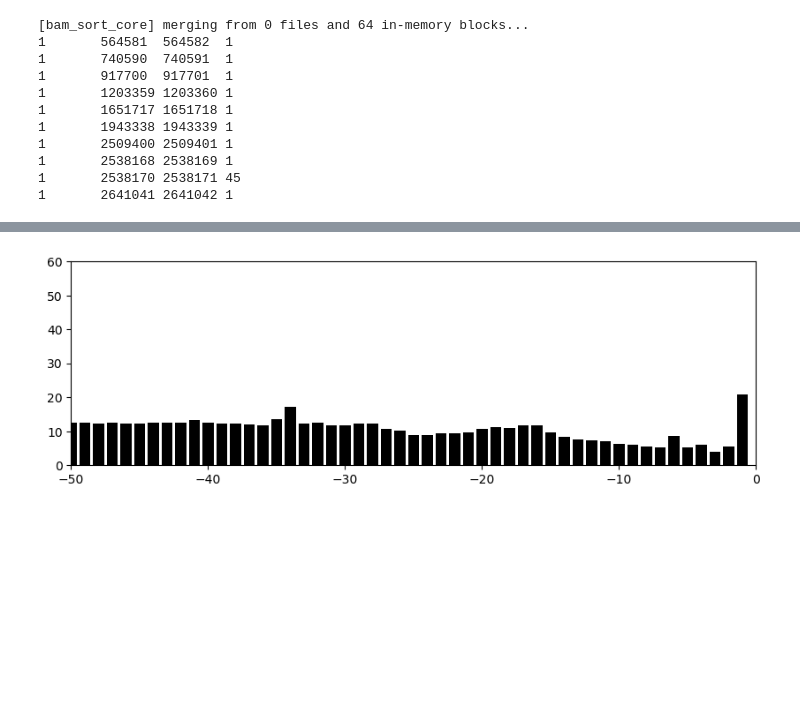
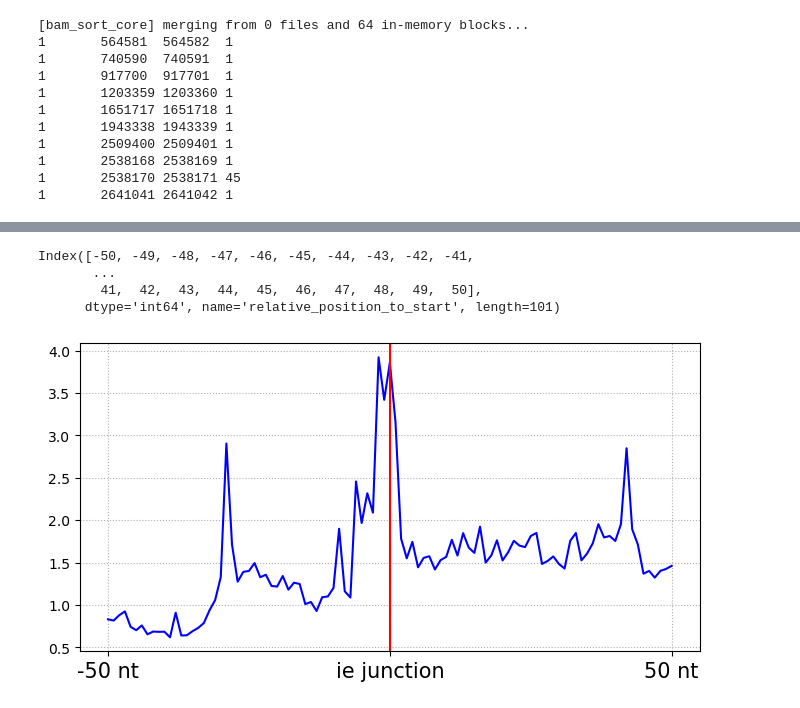
Before and after one commit to Junhyeong02/bioinfo1_project, a Jupyter notebook: my_own_analysis/scripts/my_own_analysis.ipynb, the cells around one changed output, grey strips where cells are left out. Saved outputs shown, nothing was run; the diff lists cells and outputs as text; code cells hidden in the pictures; blank space fills up the shorter version.

```diff
--- a/my_own_analysis/scripts/my_own_analysis.ipynb
+++ b/my_own_analysis/scripts/my_own_analysis.ipynb
@@ -467,10 +460,30 @@ coverage = rel_pos_cov.loc[-50:1, "cov"]
+# %%
+df["exon_start"] = df["start"] + 50
+df["exon_end"] = df["end"] - 50
+# %%
+df["relative_position_to_start"] = df["5-end_in"] - df["exon_start"]
+df["relative_position_to_end"]  = df["5-end_ex"] - df["exon_end"]
+# %%
+cov = df[["relative_position_to_start", "relative_position_to_end", "cov"]].copy()
+# %%
+rpts = cov.groupby("relative_position_to_start").sum().loc[-50:50]["cov"]
+rpte = cov.groupby("relative_position_to_end").sum().loc[-50:50]["cov"]
+# %%
+rpts.index
+# %% [output]
+Index([-50, -49, -48, -47, -46, -45, -44, -43, -42, -41,
+       ...
+        41,  42,  43,  44,  45,  46,  47,  48,  49,  50],
+      dtype='int64', name='relative_position_to_start', length=101)
 # %%
-fig, ax = plt.subplots(1, 1, figsize=(10, 3))
+fig, ax = plt.subplots(1, 1, figsize=(8, 4))
 
-ax.bar(list(range(-50,0)), coverage / 1000, color = "black")
-plt.xlim(-50, 0)
-plt.ylim(0, 60)
+ax.plot(rpts.index, rpts / 10000, color = "blue")
+plt.xlim(-55, 55)
+plt.grid(True, linestyle=':')
+plt.axvline(0, color = "red")
+plt.xticks([-50, 0 , 50], ["-50 nt", "ie junction", "50 nt"], fontsize = 15)
 
 plt.show()
 # %% [output]
-[figure, old version]
+[figure, new version]
```
Also changed, not shown: parts of 33 cells of this notebook.
